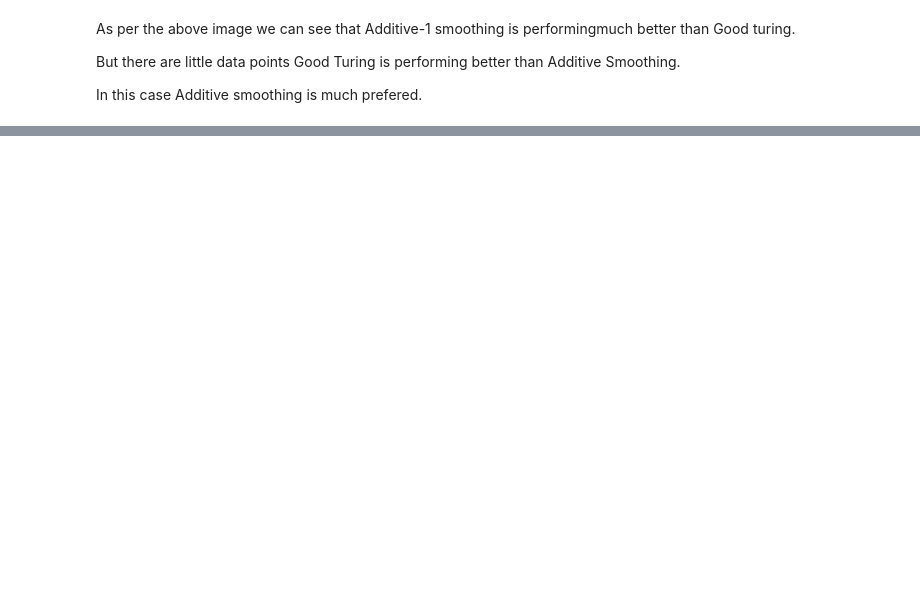
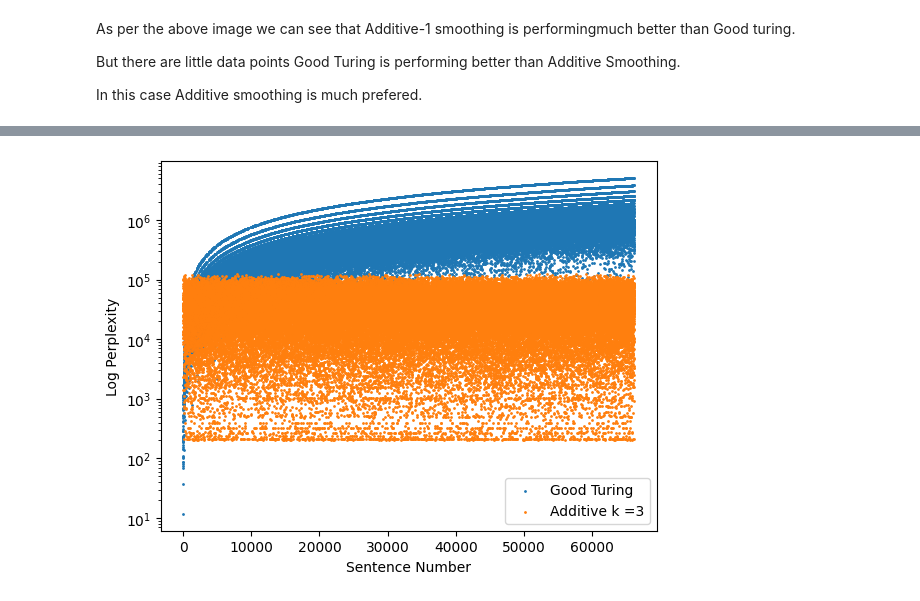
Before and after one commit to modi2207/Assignment-2-NLP, a Jupyter notebook: codes/Good_Turning_QuadGram.ipynb, the cells around one changed output, grey strips where cells are left out. Saved outputs shown, nothing was run; the diff lists cells and outputs as text; code cells hidden in the pictures; blank space fills up the shorter version.

```diff
--- a/codes/Good_Turning_QuadGram.ipynb
+++ b/codes/Good_Turning_QuadGram.ipynb
@@ -215,3 +215,6 @@ As per the above image we can see that Additive-1 smoothing is performingmuch be
 But there are little data points Good Turing is performing better than Additive Smoothing.
 
 In this case Additive smoothing is much prefered.
+# %%
+df = pd.read_csv('Data/Additive/quadgram_Perplexity_with_smoothing_additive.csv')
+df.head()
@@ -217,0 +228,15 @@ In this case Additive smoothing is much prefered.
+# %%
+y_additive = np.array(list(df['Perplexity'][:-1]))
+# %%
+### PLoting the graph
+x = list(range(1,len(df)))
+plt.scatter(x,arr_pp,s=1,label='Good Turing')
+plt.scatter(x,y_additive,s=1,label = 'Additive k =3')
+plt.yscale('log')
+#plt.xscale('log')
+plt.xlabel('Sentence Number')
+plt.ylabel('Log Perplexity')
+plt.legend()
+plt.show()
+# %% [output]
+[figure, added]
```
Also changed, not shown: parts of 2 cells of this notebook.
